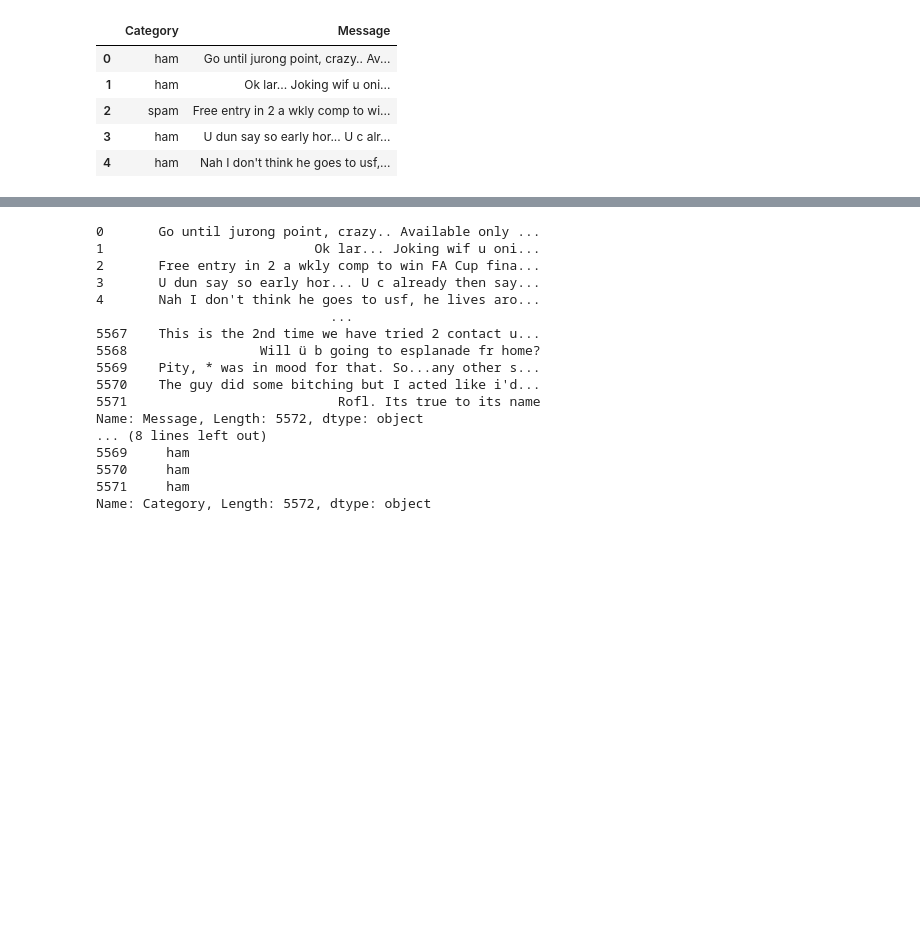
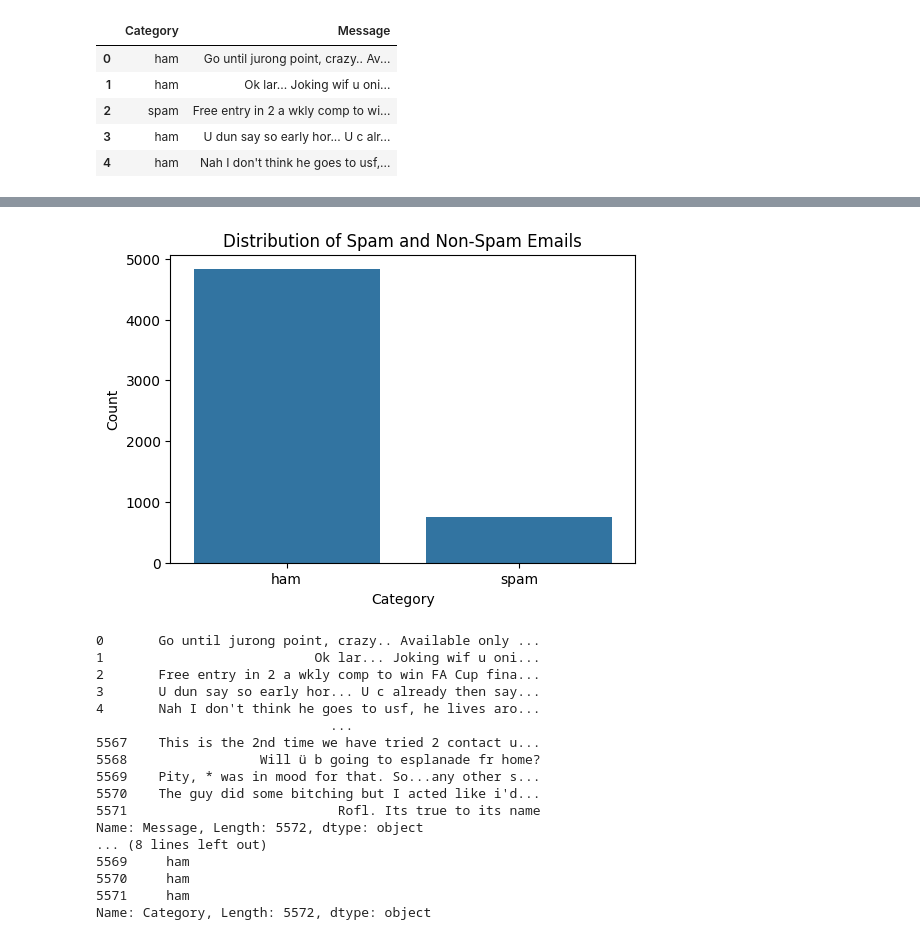
Before and after one commit to Nikhilvbhaskar/spam_email_detection, a Jupyter notebook: Spam_email_detection.ipynb, the cells around one changed output, grey strips where cells are left out. Drawn from its saved outputs; the diff is of its cells as text; code cells hidden in the pictures; blank space fills up the shorter version.

```diff
--- a/Spam_email_detection.ipynb
+++ b/Spam_email_detection.ipynb
@@ -22,3 +48,16 @@ mail_data.head()
+# %%
+# Count the number of spam and ham messages
+category_counts = mail_data['Category'].value_counts()
+
+# Plot the distribution of spam and ham messages
+plt.figure(figsize=(6, 4))
+sns.barplot(x=category_counts.index, y=category_counts.values)
+plt.title('Distribution of Spam and Non-Spam Emails')
+plt.xlabel('Category')
+plt.ylabel('Count')
+plt.show()
+# %% [output]
+[figure, added]
 # %%
 X = mail_data['Message']
 y = mail_data['Category']
```
Also changed, not shown: parts of 6 cells of this notebook, 3 other files.
